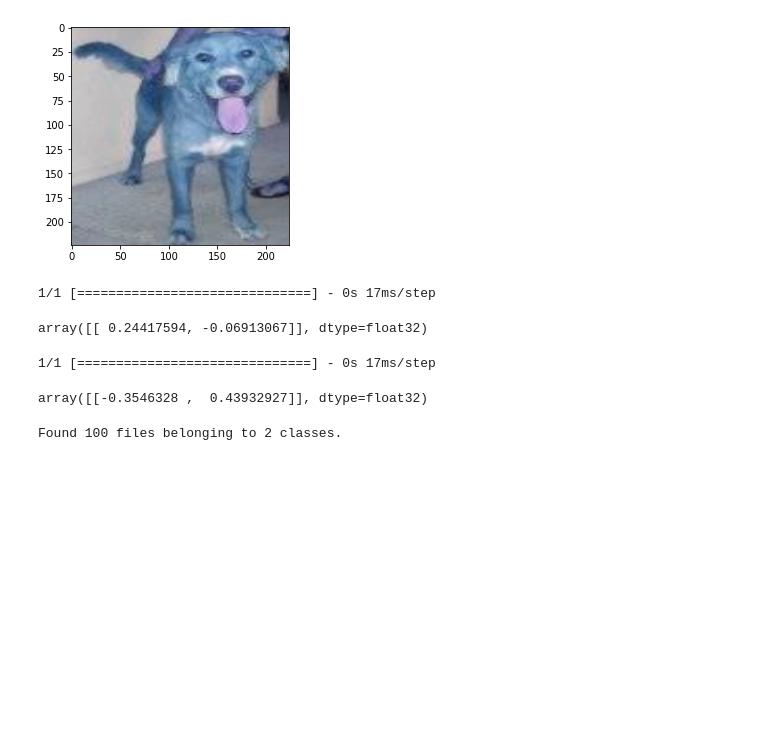
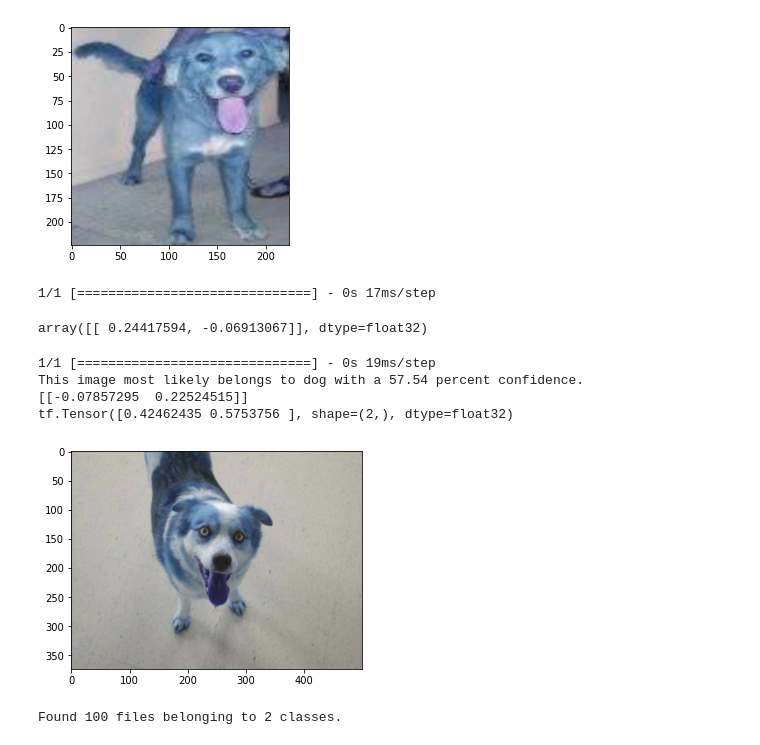
Before and after one commit to vkjadon/tf-CNN, a Jupyter notebook: tf203-dogsvscats.ipynb, the cells around one changed output. Cells and saved outputs as stored; diff of their text form; code cells hidden in the pictures; blank space fills up the shorter version.

```diff
--- a/tf203-dogsvscats.ipynb
+++ b/tf203-dogsvscats.ipynb
@@ -284,14 +284,26 @@ yhat
 # %% [output]
 array([[ 0.24417594, -0.06913067]], dtype=float32)
 # %%
-image_path=os.path.join(test_dir, 'cat')
+image_path=os.path.join(test_dir, 'dog')
 random_image=random.choice(os.listdir(image_path))
-img = cv2.imread(os.path.join(test_dir, 'cat', random_image))
+img = cv2.imread(os.path.join(test_dir, 'dog', random_image))
 resize = tf.image.resize(img, (224,224))
-model.predict(tf.expand_dims(resize, 0))
+predictions=model.predict(tf.expand_dims(resize, 0))
+score = tf.nn.softmax(predictions[0])
+print(
+    "This image most likely belongs to {} with a {:.2f} percent confidence."
+    .format(class_names[np.argmax(score)], 100 * np.max(score))
+)
+print(predictions)
+print(score)
+plt.imshow(img.astype(int))
+plt.show()
 # %% [output]
-1/1 [==============================] - 0s 17ms/step
+1/1 [==============================] - 0s 19ms/step
+This image most likely belongs to dog with a 57.54 percent confidence.
+[[-0.07857295  0.22524515]]
+tf.Tensor([0.42462435 0.5753756 ], shape=(2,), dtype=float32)
-array([[-0.3546328 ,  0.43932927]], dtype=float32)
+[figure, added]
 # %%
 test_data = tf.keras.utils.image_dataset_from_directory(
   test_dir,
```
